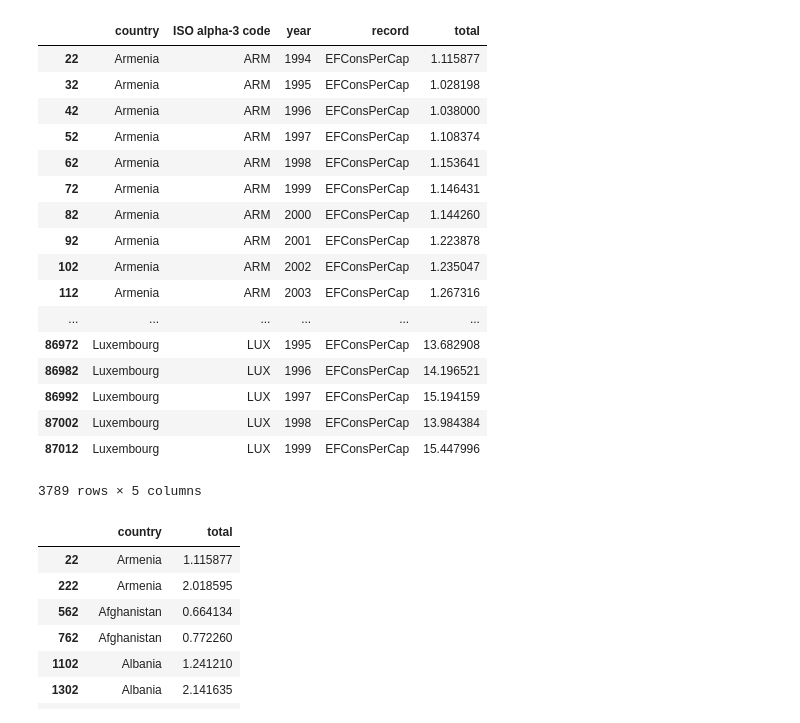
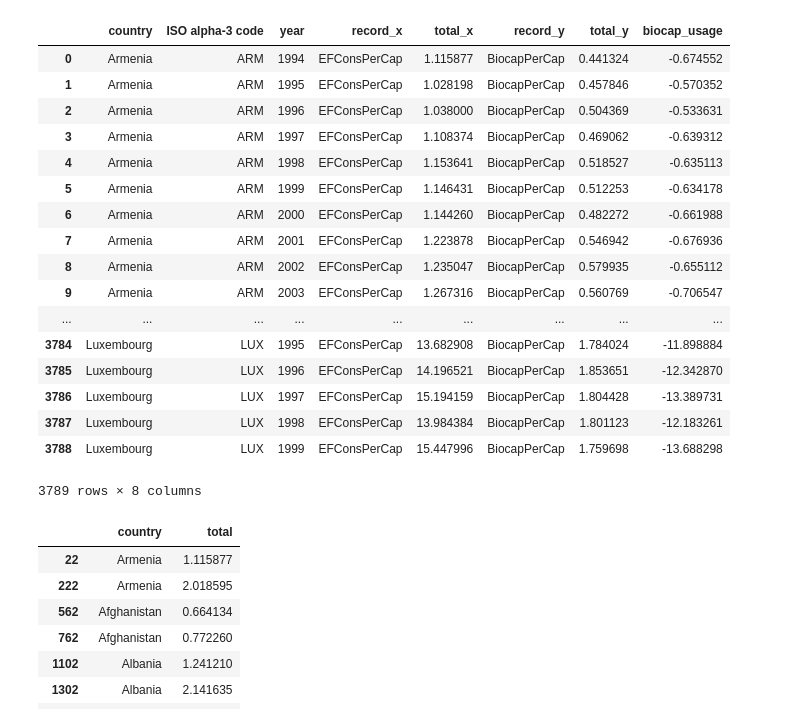
Before and after one commit to alhuang2/ecological-footprint, a Jupyter notebook: cleaned_data.ipynb, the cells around one changed output. Cells and saved outputs as stored; diff of their text form; code cells hidden in the pictures.

Commit message:
extra clean

```diff
--- a/cleaned_data.ipynb
+++ b/cleaned_data.ipynb
@@ -1,40 +1,47 @@
 # %%
 import pandas as pd
 import numpy as np
 
 df = pd.read_csv('NFA_2018.csv', usecols=[0,1,4,5,12])
 
 EFCons = df[df.record == 'EFConsPerCap']
+BioCap = df[df.record == 'BiocapPerCap']
 
 
 years = [1994,1995,1996,1997,1998,1999,2000,2001,2002,2003,2004,2005,2006,2007,2008,2009,2010,2011,2012,2013,2014]
 
 EFCons_years = EFCons[EFCons.year.isin(years)]
 
+BioCap_years = BioCap[BioCap.year.isin(years)]
+
+BioCap_clean = BioCap_years[BioCap_years.country != 'World']
+
 EFCons_clean = EFCons_years[EFCons_years.country != 'World']
 
-EFCons_clean
+df3 = pd.merge(EFCons_clean, BioCap_clean, on=['country', 'year', 'ISO alpha-3 code'])
 
-#print(EFCons_clean['total'].max())
+df3['biocap_usage'] = df3['total_y'] - df3['total_x']
+
+df3
 # %% [output]
-|  | country | ISO alpha-3 code | year | record | total |
-| 22 | Armenia | ARM | 1994 | EFConsPerCap | 1.115877 |
-| 32 | Armenia | ARM | 1995 | EFConsPerCap | 1.028198 |
-| 42 | Armenia | ARM | 1996 | EFConsPerCap | 1.038000 |
-| 52 | Armenia | ARM | 1997 | EFConsPerCap | 1.108374 |
-| 62 | Armenia | ARM | 1998 | EFConsPerCap | 1.153641 |
-| 72 | Armenia | ARM | 1999 | EFConsPerCap | 1.146431 |
-| 82 | Armenia | ARM | 2000 | EFConsPerCap | 1.144260 |
-| 92 | Armenia | ARM | 2001 | EFConsPerCap | 1.223878 |
-| 102 | Armenia | ARM | 2002 | EFConsPerCap | 1.235047 |
-| 112 | Armenia | ARM | 2003 | EFConsPerCap | 1.267316 |
-| ... | ... | ... | ... | ... | ... |
-| 86972 | Luxembourg | LUX | 1995 | EFConsPerCap | 13.682908 |
-| 86982 | Luxembourg | LUX | 1996 | EFConsPerCap | 14.196521 |
-| 86992 | Luxembourg | LUX | 1997 | EFConsPerCap | 15.194159 |
-| 87002 | Luxembourg | LUX | 1998 | EFConsPerCap | 13.984384 |
-| 87012 | Luxembourg | LUX | 1999 | EFConsPerCap | 15.447996 |
+|  | country | ISO alpha-3 code | year | record_x | total_x | record_y | total_y | biocap_usage |
+| 0 | Armenia | ARM | 1994 | EFConsPerCap | 1.115877 | BiocapPerCap | 0.441324 | -0.674552 |
+| 1 | Armenia | ARM | 1995 | EFConsPerCap | 1.028198 | BiocapPerCap | 0.457846 | -0.570352 |
+| 2 | Armenia | ARM | 1996 | EFConsPerCap | 1.038000 | BiocapPerCap | 0.504369 | -0.533631 |
+| 3 | Armenia | ARM | 1997 | EFConsPerCap | 1.108374 | BiocapPerCap | 0.469062 | -0.639312 |
+| 4 | Armenia | ARM | 1998 | EFConsPerCap | 1.153641 | BiocapPerCap | 0.518527 | -0.635113 |
+| 5 | Armenia | ARM | 1999 | EFConsPerCap | 1.146431 | BiocapPerCap | 0.512253 | -0.634178 |
+| 6 | Armenia | ARM | 2000 | EFConsPerCap | 1.144260 | BiocapPerCap | 0.482272 | -0.661988 |
+| 7 | Armenia | ARM | 2001 | EFConsPerCap | 1.223878 | BiocapPerCap | 0.546942 | -0.676936 |
+| 8 | Armenia | ARM | 2002 | EFConsPerCap | 1.235047 | BiocapPerCap | 0.579935 | -0.655112 |
+| 9 | Armenia | ARM | 2003 | EFConsPerCap | 1.267316 | BiocapPerCap | 0.560769 | -0.706547 |
+| ... | ... | ... | ... | ... | ... | ... | ... | ... |
+| 3784 | Luxembourg | LUX | 1995 | EFConsPerCap | 13.682908 | BiocapPerCap | 1.784024 | -11.898884 |
+| 3785 | Luxembourg | LUX | 1996 | EFConsPerCap | 14.196521 | BiocapPerCap | 1.853651 | -12.342870 |
+| 3786 | Luxembourg | LUX | 1997 | EFConsPerCap | 15.194159 | BiocapPerCap | 1.804428 | -13.389731 |
+| 3787 | Luxembourg | LUX | 1998 | EFConsPerCap | 13.984384 | BiocapPerCap | 1.801123 | -12.183261 |
+| 3788 | Luxembourg | LUX | 1999 | EFConsPerCap | 15.447996 | BiocapPerCap | 1.759698 | -13.688298 |
-3789 rows × 5 columns
+3789 rows × 8 columns
 # %%
 #Gets EF Cons  of specified years
 change_years = [1994,2014]
```
Also changed, not shown: parts of 1 cell of this notebook.
